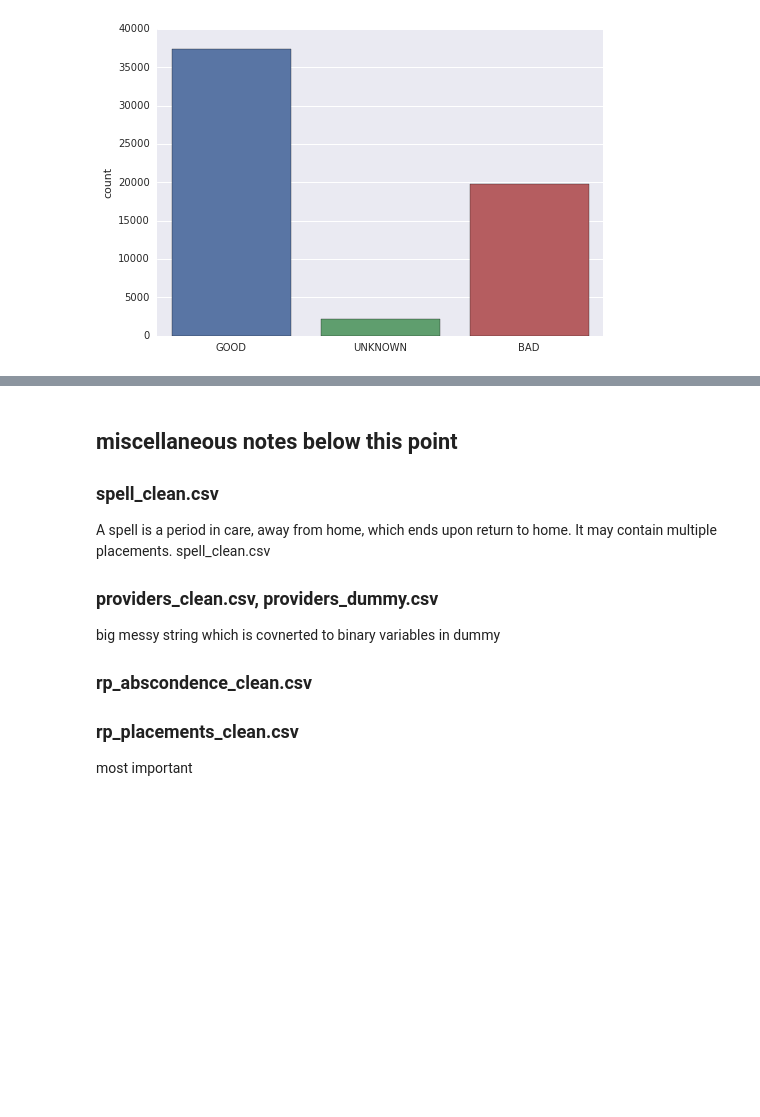
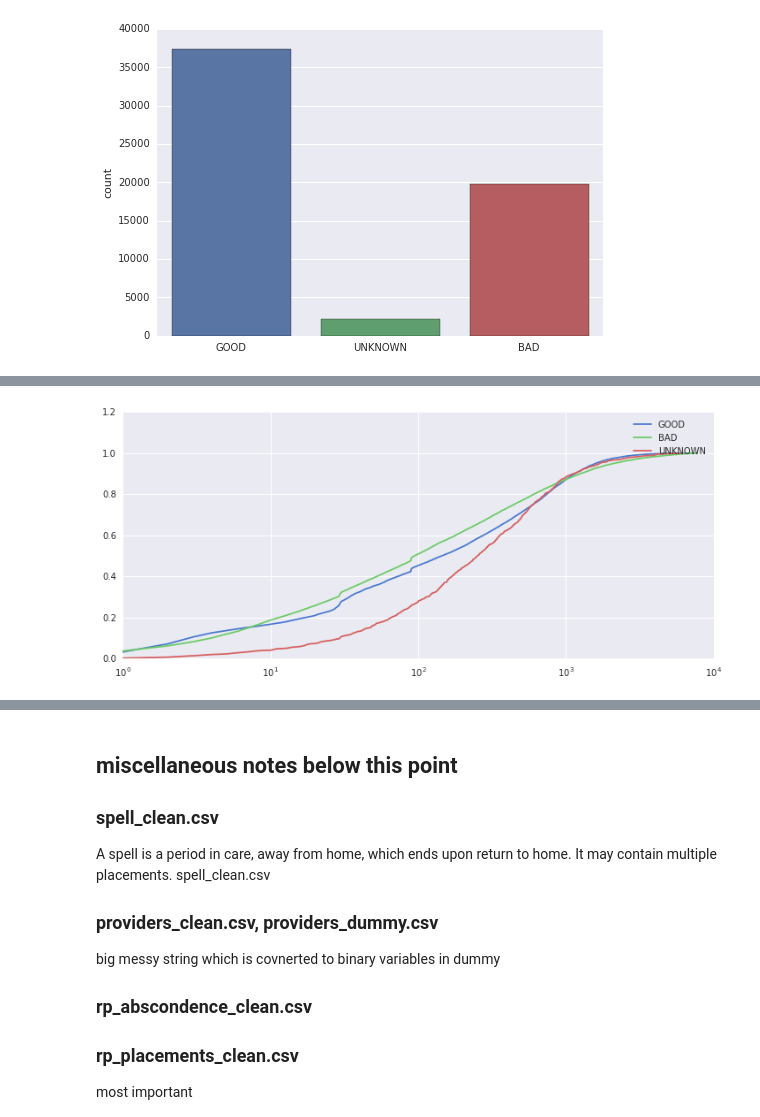
Before and after one commit to rachelauryn/FosterCareMobility, a Jupyter notebook: python/aec.ipynb, the cells around one changed output, grey strips where cells are left out. Drawn from its saved outputs; the diff is of its cells as text; code cells hidden in the pictures; blank space fills up the shorter version.

```diff
--- a/python/aec.ipynb
+++ b/python/aec.ipynb
@@ -97,0 +126,4 @@ g.map(sns.distplot, 'NPLACES', kde=False, norm_hist=True);
+# %%
+cdf_by_outcome('DURAT', scale='log')
+# %% [output]
+[figure, added]
```
Also changed, not shown: parts of 12 cells of this notebook.
